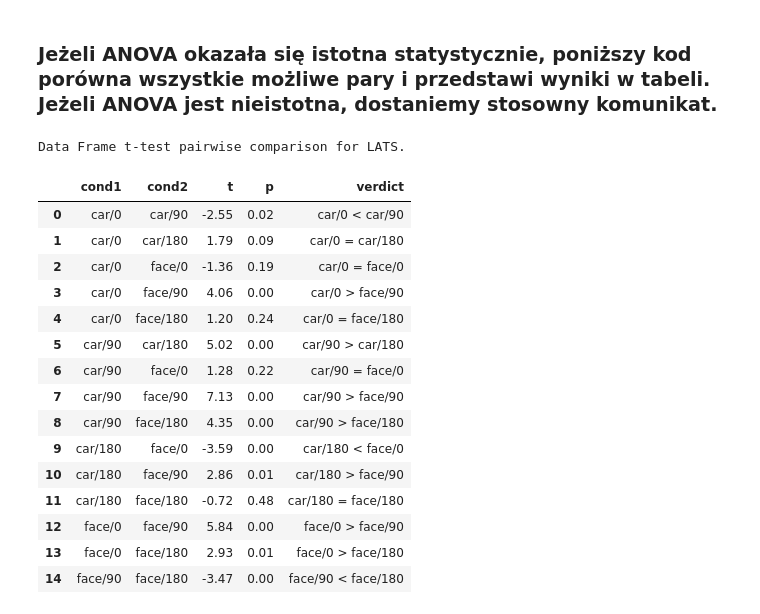
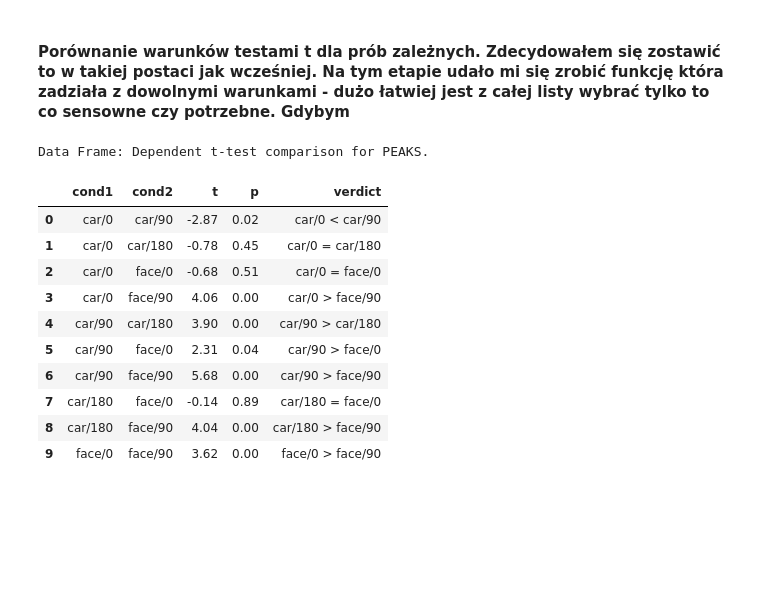
Before and after one commit to gacek91/nawalanka, a Jupyter notebook: Projekt - EEG.ipynb, the cells around one changed output. Saved outputs shown, nothing was run; the diff lists cells and outputs as text; code cells hidden in the pictures; blank space fills up the shorter version.

```diff
--- a/Projekt - EEG.ipynb
+++ b/Projekt - EEG.ipynb
@@ -198,57 +143,17 @@ One way ANOVA not significant - no pairwise comparison needed for PEAKS.
-# %% [markdown]
-### Jeżeli ANOVA okazała się istotna statystycznie, poniższy kod porówna wszystkie możliwe pary i przedstawi wyniki w tabeli. Jeżeli ANOVA jest nieistotna, dostaniemy stosowny komunikat.
-# %%
-if lats_anova[1] <= 0.05:
-    lats_pairs = []
-    for first in range(0,len(lats_list)):
-        for second  in range(first+1,6):
-            lats_pairs.append((conditions[first], conditions[second]))
-    first_lats_list = []
-    second_lats_list = []
-    t_lats_list = []
-    p_lats_list = []
-    ver_lats_list = []
-    for first, second in lats_pairs:
-        first_lats_list.append(first)
-        second_lats_list.append(second)
-        ttest_lats_results = stats.ttest_ind(tuple(lats_dict[first]),tuple(lats_dict[second]))
-        t_lats_list.append(round(ttest_lats_results[0],2))
-        p_lats_list.append(round(ttest_lats_results[1],2))
-        ind_lats_p = [[],[]]
-    for index, each_p in enumerate(p_lats_list):
-            ind_lats_p[0].append(index)
-            ind_lats_p[1].append(each_p)
-            if ind_lats_p[1][index] > 0.05:
-                ver_lats_list.append(str(first_lats_list[index]) + " = " + str(second_lats_list[index]))
-            elif ind_lats_p[1][index] <= 0.05:
-                if t_lats_list[index] > 0:
-                    ver_lats_list.append(str(first_lats_list[index]) + " > " + str(second_lats_list[index]))
-                else:
-                    ver_lats_list.append(str(first_lats_list[index]) + " < " + str(second_lats_list[index]))
-    df_lats_dict = {'cond1':first_lats_list, 'cond2':second_lats_list, 't':t_lats_list, 'p':p_lats_list, 'verdict':ver_lats_list}
-    col_lats_list = ['cond1', 'cond2', 't', 'p','verdict']
-    lats_df = pandas.DataFrame(data=df_lats_dict, columns = col_lats_list)
-    message_lats = 'Data Frame t-test pairwise comparison for LATS.'
-else:
-    message_lats = 'One way ANOVA not significant - no pairwise comparison needed for LATS.'
-    lats_df = '*****'
-print(message_lats)
-lats_df
-# %% [output]
-Data Frame t-test pairwise comparison for LATS.
-|  | cond1 | cond2 | t | p | verdict |
-| 0 | car/0 | car/90 | -2.55 | 0.02 | car/0 < car/90 |
-| 1 | car/0 | car/180 | 1.79 | 0.09 | car/0 = car/180 |
-| 2 | car/0 | face/0 | -1.36 | 0.19 | car/0 = face/0 |
-| 3 | car/0 | face/90 | 4.06 | 0.00 | car/0 > face/90 |
-| 4 | car/0 | face/180 | 1.20 | 0.24 | car/0 = face/180 |
-| 5 | car/90 | car/180 | 5.02 | 0.00 | car/90 > car/180 |
-| 6 | car/90 | face/0 | 1.28 | 0.22 | car/90 = face/0 |
-| 7 | car/90 | face/90 | 7.13 | 0.00 | car/90 > face/90 |
-| 8 | car/90 | face/180 | 4.35 | 0.00 | car/90 > face/180 |
-| 9 | car/180 | face/0 | -3.59 | 0.00 | car/180 < face/0 |
-| 10 | car/180 | face/90 | 2.86 | 0.01 | car/180 > face/90 |
-| 11 | car/180 | face/180 | -0.72 | 0.48 | car/180 = face/180 |
-| 12 | face/0 | face/90 | 5.84 | 0.00 | face/0 > face/90 |
-| 13 | face/0 | face/180 | 2.93 | 0.01 | face/0 > face/180 |
-| 14 | face/90 | face/180 | -3.47 | 0.00 | face/90 < face/180 |
+# %% [markdown]
+#### Porównanie warunków testami t dla prób zależnych. Zdecydowałem się zostawić to w takiej postaci jak wcześniej. Na tym etapie udało mi się zrobić funkcję która zadziała z dowolnymi warunkami - dużo łatwiej jest z całej listy wybrać tylko to co sensowne czy potrzebne. Gdybym
+# %%
+fk.peaks_ph(peaks_dict = peaks, conditions = conditions)
+# %% [output]
+Data Frame: Dependent t-test comparison for PEAKS.
+|  | cond1 | cond2 | t | p | verdict |
+| 0 | car/0 | car/90 | -2.87 | 0.02 | car/0 < car/90 |
+| 1 | car/0 | car/180 | -0.78 | 0.45 | car/0 = car/180 |
+| 2 | car/0 | face/0 | -0.68 | 0.51 | car/0 = face/0 |
+| 3 | car/0 | face/90 | 4.06 | 0.00 | car/0 > face/90 |
+| 4 | car/90 | car/180 | 3.90 | 0.00 | car/90 > car/180 |
+| 5 | car/90 | face/0 | 2.31 | 0.04 | car/90 > face/0 |
+| 6 | car/90 | face/90 | 5.68 | 0.00 | car/90 > face/90 |
+| 7 | car/180 | face/0 | -0.14 | 0.89 | car/180 = face/0 |
+| 8 | car/180 | face/90 | 4.04 | 0.00 | car/180 > face/90 |
+| 9 | face/0 | face/90 | 3.62 | 0.00 | face/0 > face/90 |
```
Also changed, not shown: parts of 49 cells of this notebook, 1 other file.
